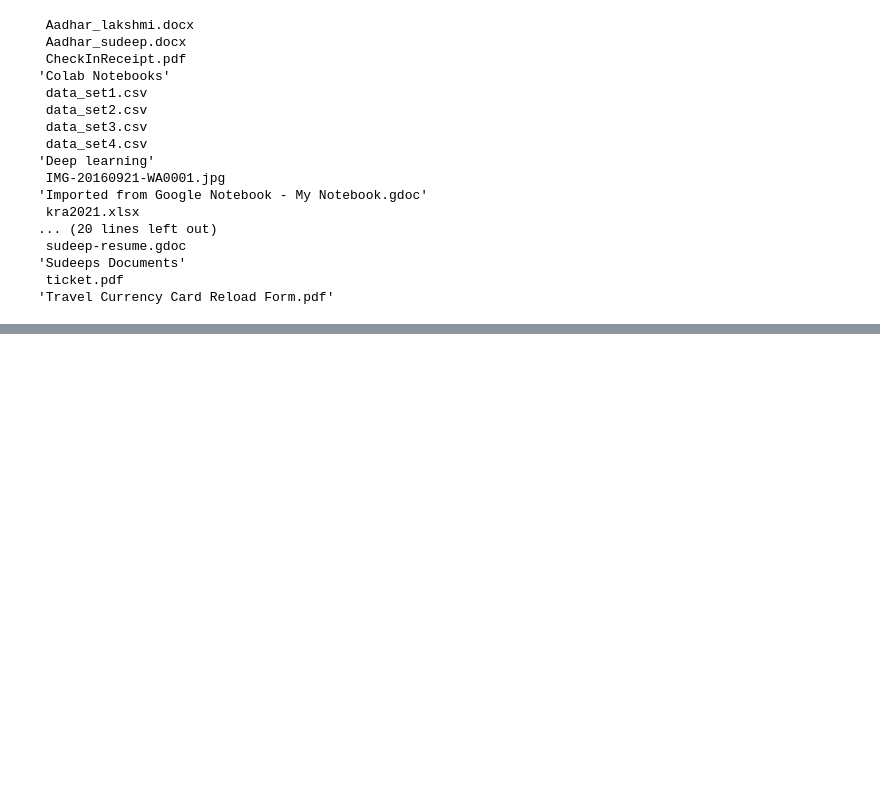
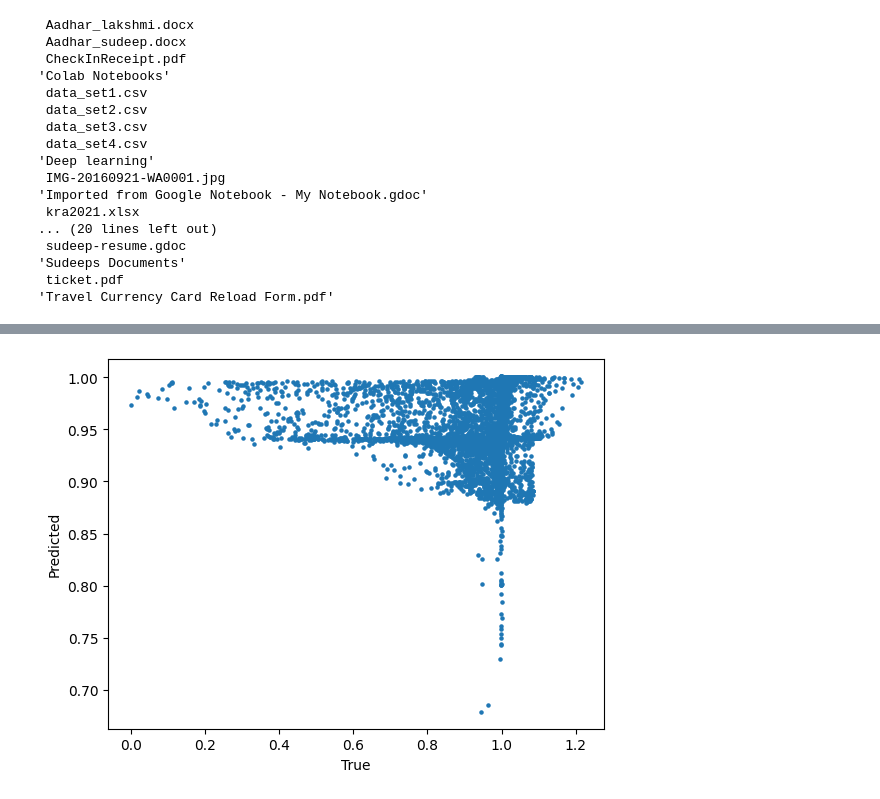
Before and after one commit to sudeepmenon17/PytorchforNN, a Jupyter notebook: AirfoilS809_SAmodel.ipynb, the cells around one changed output, grey strips where cells are left out. Cells and saved outputs as stored; diff of their text form; code cells hidden in the pictures; blank space fills up the shorter version.

```diff
--- a/AirfoilS809_SAmodel.ipynb
+++ b/AirfoilS809_SAmodel.ipynb
@@ -252,7 +330,9 @@ plt.xlabel('Epoch')
 # %%
-plt.scatter(test_fold[4][1],test_fold[4][0],s =5 )
+plt.scatter(test_fold[2][1],test_fold[2][0],s =5 )
 # plt.scatter(train_fold[1][0],train_fold[1][1], s=5)
 plt.xlabel('True')
 plt.ylabel('Predicted')
 
 plt.show()
+# %% [output]
+[figure, added]
```
Also changed, not shown: parts of 5 cells of this notebook.
